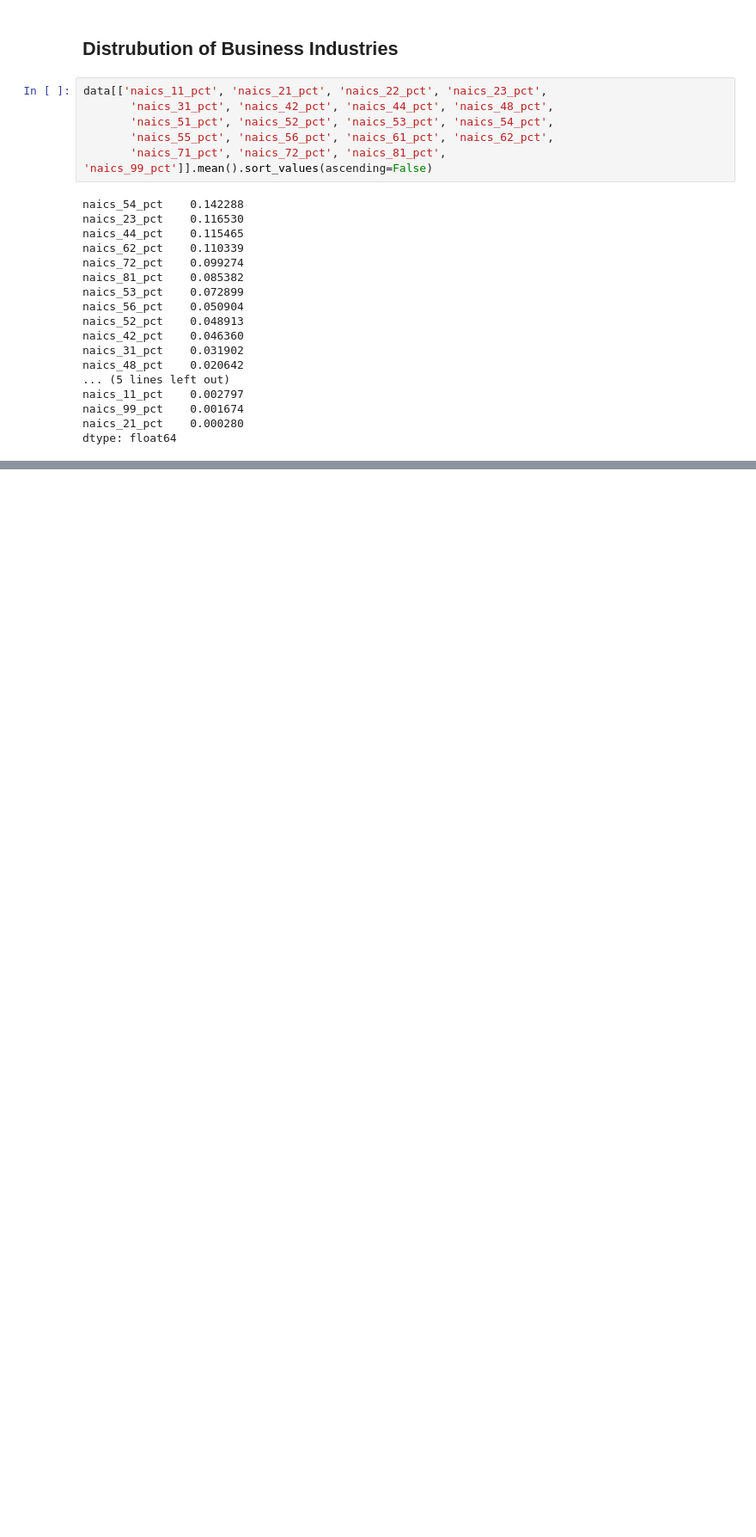
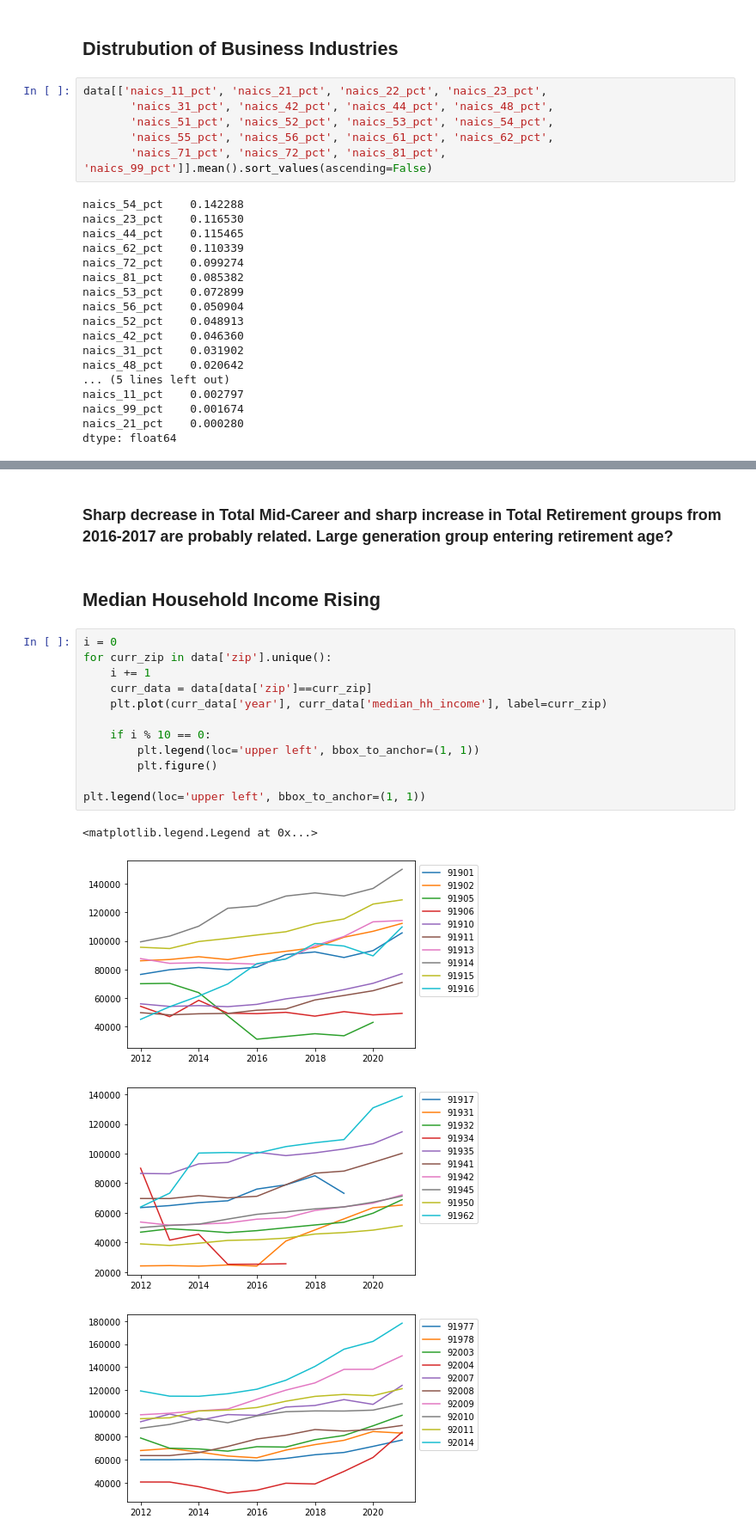
Before and after one commit to inno-apfel/DSC180A-Q1-Project, a Jupyter notebook: notebooks/development/exploration.ipynb, the cells around one changed output, grey strips where cells are left out. Shown at 86% size. Saved outputs shown, nothing was run; the diff lists cells and outputs as text; blank space fills up the shorter version.

```diff
--- a/notebooks/development/exploration.ipynb
+++ b/notebooks/development/exploration.ipynb
@@ -213,0 +268,21 @@ dtype: float64
+# %% [markdown]
+### Sharp decrease in Total Mid-Career and sharp increase in Total Retirement groups from 2016-2017 are probably related. Large generation group entering retirement age?
+# %% [markdown]
+## Median Household Income Rising
+# %%
+i = 0
+for curr_zip in data['zip'].unique():
+    i += 1
+    curr_data = data[data['zip']==curr_zip]
+    plt.plot(curr_data['year'], curr_data['median_hh_income'], label=curr_zip)
+
+    if i % 10 == 0:
+        plt.legend(loc='upper left', bbox_to_anchor=(1, 1))
+        plt.figure()
+
+plt.legend(loc='upper left', bbox_to_anchor=(1, 1))
+# %% [output]
+<matplotlib.legend.Legend at 0x...>
+[figure, added]
+[figure, added]
+[figure, added]
```
Also changed, not shown: parts of 26 cells of this notebook.
